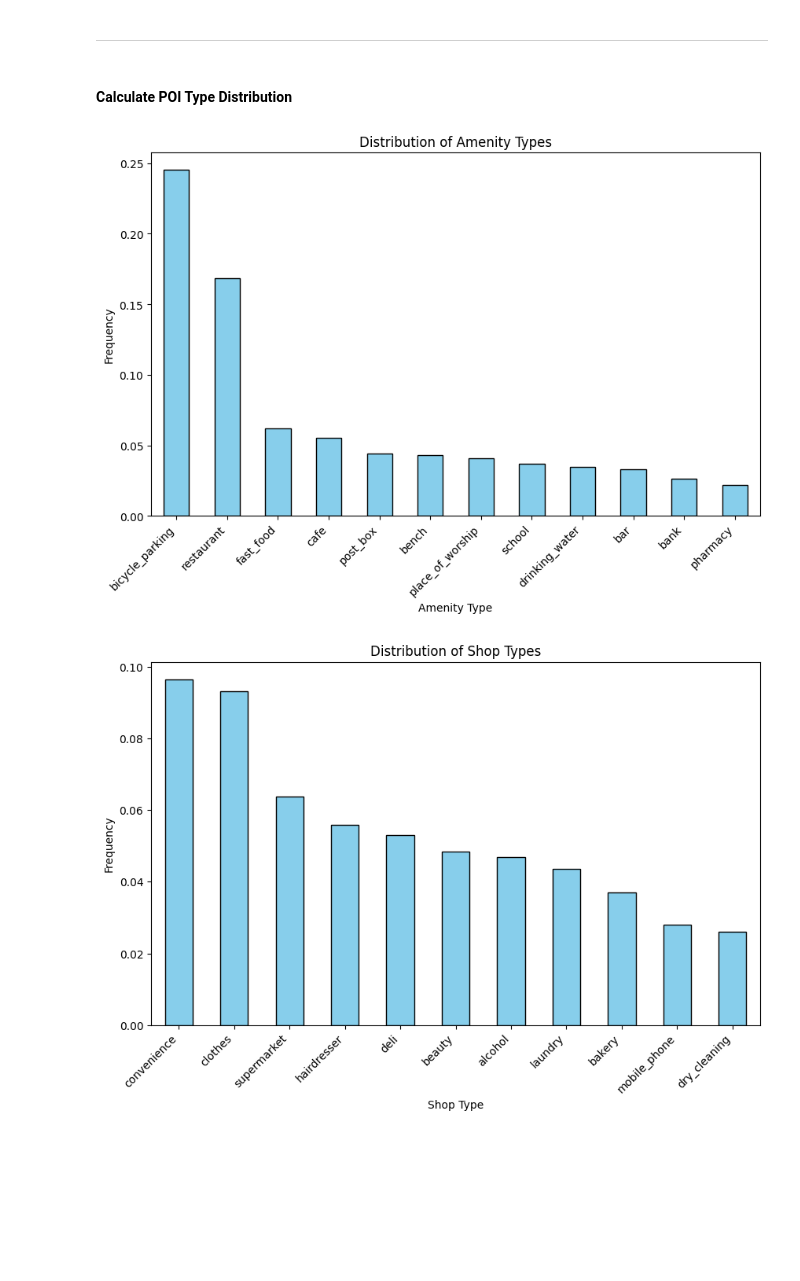
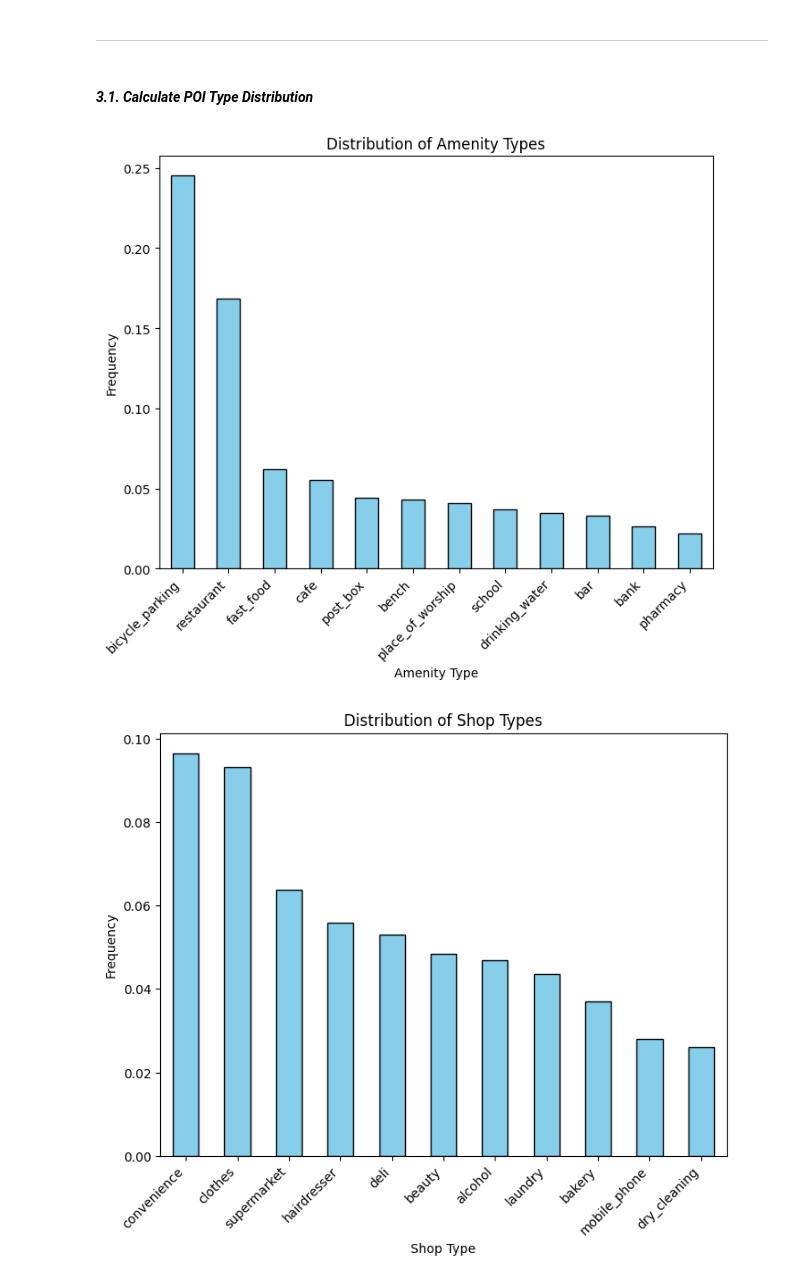
Before and after one commit to taha-kms/DSE_POLITO, a Jupyter notebook: DSL_LAB_5/dsl-lab-5.ipynb, the cells around one changed output. Drawn from its saved outputs; the diff is of its cells as text; code cells hidden in the pictures; blank space fills up the shorter version.

```diff
--- a/DSL_LAB_5/dsl-lab-5.ipynb
+++ b/DSL_LAB_5/dsl-lab-5.ipynb
@@ -140,37 +143,37 @@ dtype: int64
 # %% [markdown]
 ---
 # %% [markdown]
-#### Calculate POI Type Distribution
+#### *3.1. Calculate POI Type Distribution*
 # %%
 import pandas as pd
 import matplotlib.pyplot as plt
 
 # Define a threshold for the most frequent POI types
 threshold_percentage = 0.02  # Plot only POI types that exceed this percentage
 
 # Function to plot histogram for a category
 def plot_poi_distribution(df, category, threshold_percentage=0.02):
     # Drop missing values for the category
     category_df = df[category].dropna()
 
     # Calculate frequency
     frequency = category_df.value_counts(normalize=True)
 
     # Filter based on threshold
     frequency = frequency[frequency >= threshold_percentage]
 
     # Plot histogram
-    frequency.plot(kind='bar', figsize=(10, 6), color='skyblue', edgecolor='black')
+    frequency.plot(kind='bar', figsize=(8, 6), color='skyblue', edgecolor='black')
     plt.title(f'Distribution of {category.capitalize()} Types')
     plt.xlabel(f'{category.capitalize()} Type')
     plt.ylabel('Frequency')
     plt.xticks(rotation=45, ha='right')
     plt.show()
 
 # Plot distributions for each category
 categories = ['amenity', 'shop', 'public_transport', 'highway']
 for category in categories:
     plot_poi_distribution(filtered_pois_df, category, threshold_percentage)
 # %% [output]
-[figure, old version]
+[figure, new version]
-[figure, old version]
+[figure, new version]
```
Also changed, not shown: parts of 10 cells of this notebook.
